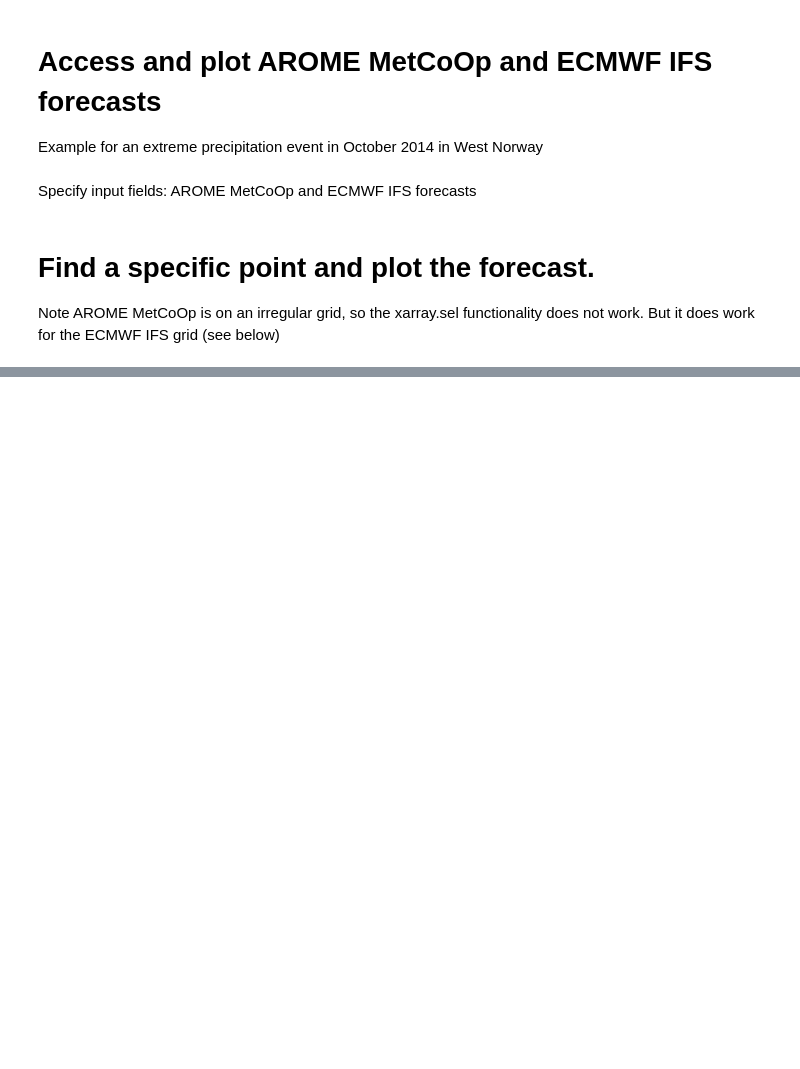
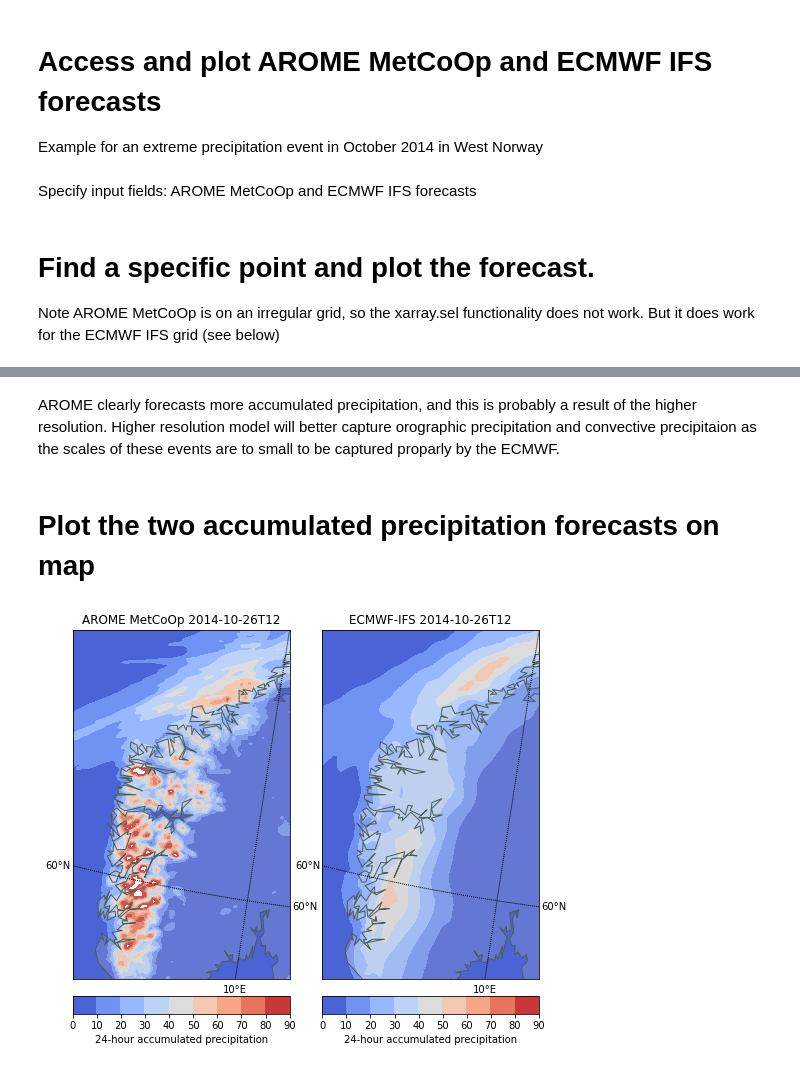
Before and after one commit to eirikngard/GEO4902, a Jupyter notebook: Access_forecast.ipynb, the cells around one changed output, grey strips where cells are left out. Cells and saved outputs as stored; diff of their text form; code cells hidden in the pictures; blank space fills up the shorter version.

```diff
--- a/Access_forecast.ipynb
+++ b/Access_forecast.ipynb
@@ -211,0 +224,48 @@ ecifs
+# %% [markdown]
+AROME clearly forecasts more accumulated precipitation, and this is probably a result of the higher resolution. Higher resolution model will better capture orographic precipitation and convective precipitaion as the scales of these events are to small to be captured proparly by the ECMWF.
+# %% [markdown]
+# Plot the two accumulated precipitation forecasts on map
+# %%
+from mpl_toolkits.basemap import Basemap
+import matplotlib.gridspec as gridspec
+
+timestep=24 # 24-hour accumulated precipitation
+levelsPP = range(0,100,10)
+
+fig = plt.figure(figsize=(7.2,7.2))
+gs = gridspec.GridSpec(1, 2)
+plt.subplots_adjust(left=0.05, right=0.95, top=0.90, bottom=0.05, wspace=0.15, hspace=0.05)
+
+m = Basemap(projection='stere',
+            boundinglat=57, lon_0=20, lat_0=62.4,
+            resolution='l',
+            llcrnrlat= 58.2, urcrnrlat=64.5, llcrnrlon=5.0, urcrnrlon=10.0)
+
+# PLOT (1) REGIONAL MODEL
+
+ax = plt.subplot(gs[0],aspect='equal')
+m.drawcoastlines(color='#4D5D53'); m.fillcontinents(alpha=0.2)
+parallels = np.arange(0.,90,10); m.drawparallels(parallels,labels=[1,1,1,0],fontsize=10)
+meridians = np.arange(0.,360.,10); m.drawmeridians(meridians,labels=[0,0,0,1],latmax=80,fontsize=10)
+x, y = m(np.array(arome.longitude),np.array(arome.latitude))               # compute map proj coordinates.
+cs=m.contourf(x,y,np.array( arome.precipitation_amount_acc[timestep,0,:,:]),
+              cmap=plt.cm.coolwarm,extemd='max',levels=levelsPP)
+
+plt.title ('AROME MetCoOp '+np.datetime_as_string(arome.time[0],unit='h'))
+cbar = m.colorbar(cs,location='bottom',pad="5%")
+cbar.set_label('24-hour accumulated precipitation')
+
+
+# PLOT (2) GLOBAL MODEL
+ax = plt.subplot(gs[1],aspect='equal')
+m.drawcoastlines(color='#4D5D53'); m.fillcontinents(alpha=0.2)
+parallels = np.arange(0.,90,10); m.drawparallels(parallels,labels=[1,1,1,0],fontsize=10)
+meridians = np.arange(0.,360.,10); m.drawmeridians(meridians,labels=[0,0,0,1],latmax=80,fontsize=10)
+x, y = m(*np.meshgrid(ecifs.lon,ecifs.lat))
+cs=m.contourf(x,y,np.array( ecifs.TP[timestep,:,:]*1000),
+              cmap=plt.cm.coolwarm,extemd='max',levels=levelsPP)
+plt.title ('ECMWF-IFS '+np.datetime_as_string(ecifs.time[0],unit='h'))
+cbar = m.colorbar(cs,location='bottom',pad="5%")
+cbar.set_label('24-hour accumulated precipitation')
+# %% [output]
+[figure, added]
```
Also changed, not shown: parts of 8 cells of this notebook.
